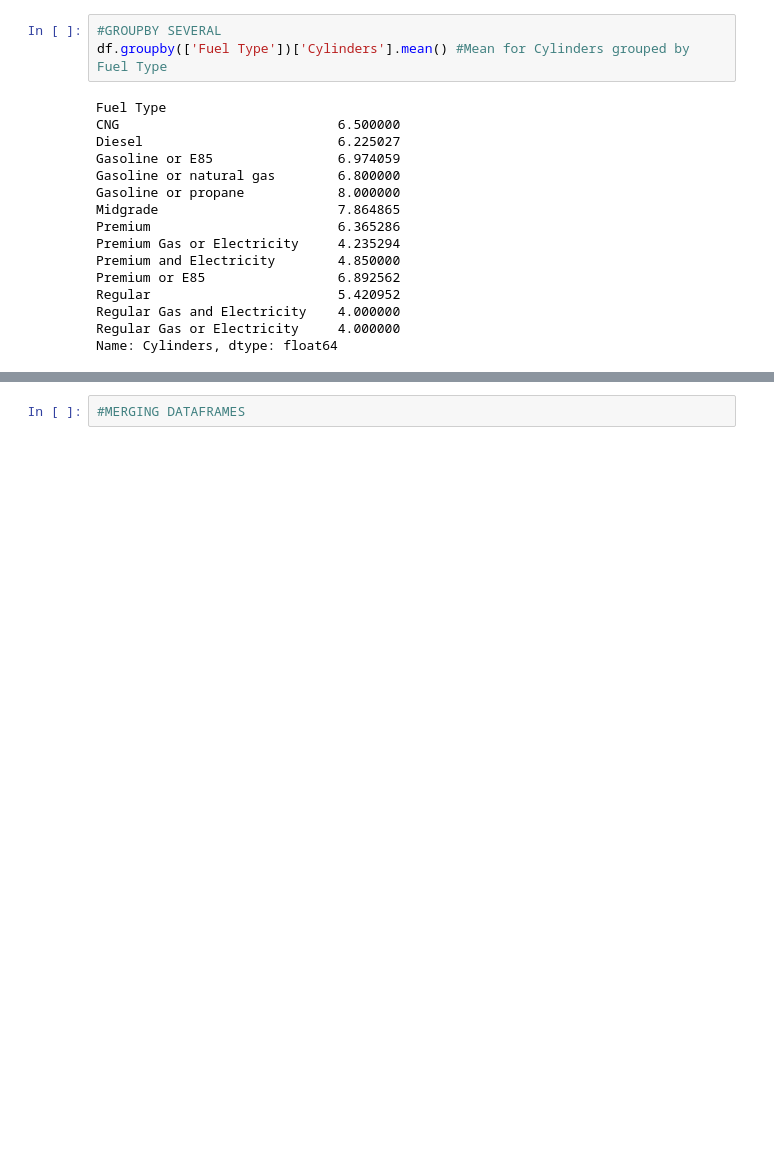
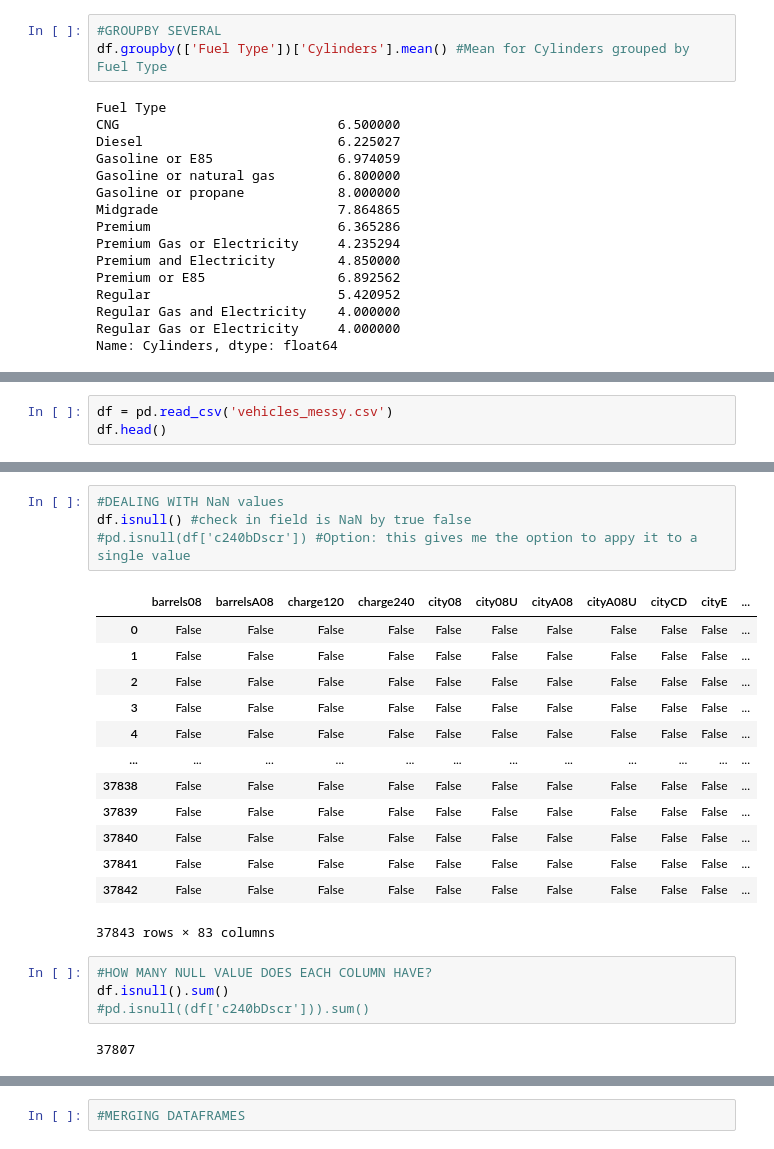
Before and after one commit to thomas-cares/data-pt-ber-08-20, a Jupyter notebook: practice/codealong.ipynb, the cells around one changed output, grey strips where cells are left out. Cells and saved outputs as stored; diff of their text form; blank space fills up the shorter version.

```diff
--- a/practice/codealong.ipynb
+++ b/practice/codealong.ipynb
@@ -1077,0 +1080,3 @@ df.groupby(['Fuel Type'])['Cylinders','City MPG'].agg(['mean', 'max','min']).res
+# %%
+df = pd.read_csv('vehicles_messy.csv')
+df.head()
@@ -1077,0 +1091,24 @@ df.groupby(['Fuel Type'])['Cylinders','City MPG'].agg(['mean', 'max','min']).res
+# %%
+#DEALING WITH NaN values
+df.isnull() #check in field is NaN by true false
+#pd.isnull(df['c240bDscr']) #Option: this gives me the option to appy it to a single value
+# %% [output]
+|  | barrels08 | barrelsA08 | charge120 | charge240 | city08 | city08U | cityA08 | cityA08U | cityCD | cityE | ... |
+| 0 | False | False | False | False | False | False | False | False | False | False | ... |
+| 1 | False | False | False | False | False | False | False | False | False | False | ... |
+| 2 | False | False | False | False | False | False | False | False | False | False | ... |
+| 3 | False | False | False | False | False | False | False | False | False | False | ... |
+| 4 | False | False | False | False | False | False | False | False | False | False | ... |
+| ... | ... | ... | ... | ... | ... | ... | ... | ... | ... | ... | ... |
+| 37838 | False | False | False | False | False | False | False | False | False | False | ... |
+| 37839 | False | False | False | False | False | False | False | False | False | False | ... |
+| 37840 | False | False | False | False | False | False | False | False | False | False | ... |
+| 37841 | False | False | False | False | False | False | False | False | False | False | ... |
+| 37842 | False | False | False | False | False | False | False | False | False | False | ... |
+37843 rows × 83 columns
+# %%
+#HOW MANY NULL VALUE DOES EACH COLUMN HAVE?
+df.isnull().sum()
+#pd.isnull((df['c240bDscr'])).sum()
+# %% [output]
+37807
```
Also changed, not shown: parts of 27 cells of this notebook, 4 other files.
